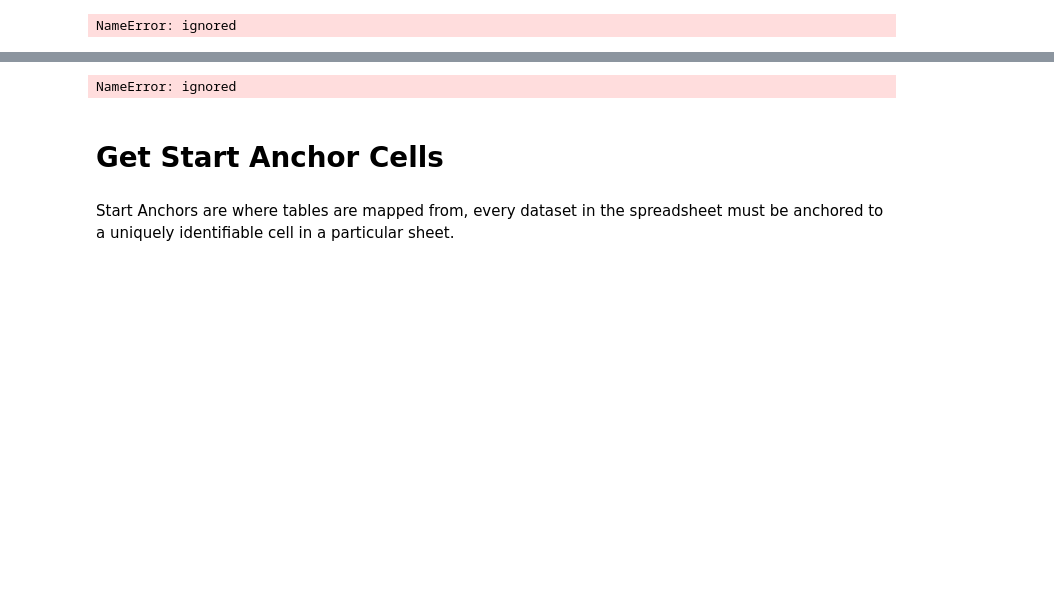
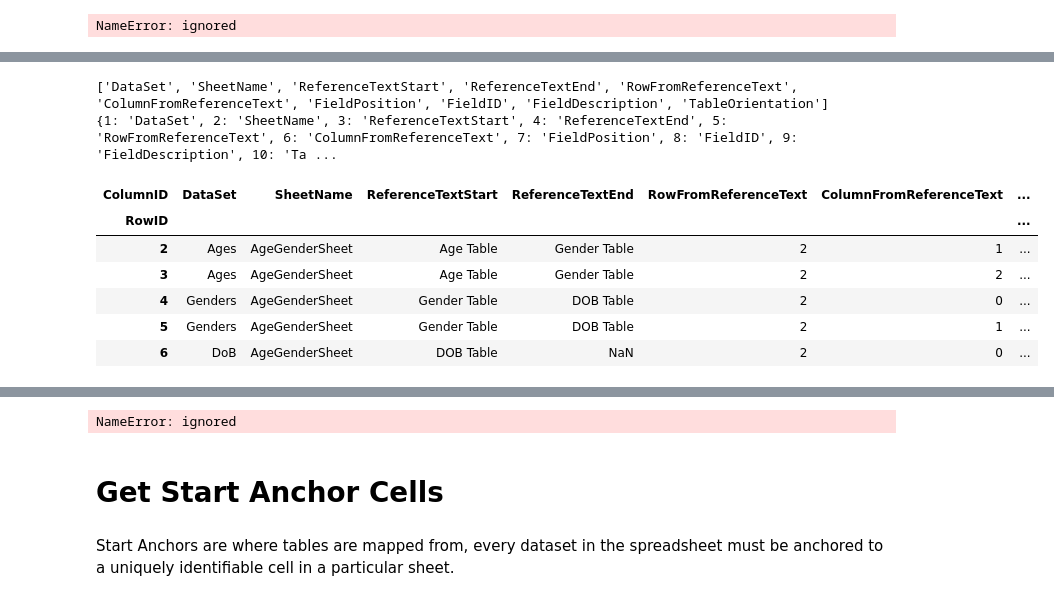
Before and after one commit to andrewcgaitskell/excel-extractor, a Jupyter notebook: DataPipeline.ipynb, the cells around one changed output, grey strips where cells are left out. Cells and saved outputs as stored; diff of their text form; code cells hidden in the pictures; blank space fills up the shorter version.

```diff
--- a/DataPipeline.ipynb
+++ b/DataPipeline.ipynb
@@ -457,3 +461,7 @@ Palette.head()
 palette = pd.DataFrame()
 # %% [output]
 NameError: ignored
+# %%
+DatasetCells = pd.DataFrame()
+DatasetCells = fullcelldb[(fullcelldb['SheetName'] == 'DataSet')].copy()
+DatasetCells.head()
@@ -460 +475,23 @@ NameError: ignored
+# %%
+Datasets = pd.DataFrame()
+Datasets = DatasetCells.pivot_table(index = ['RowID'], values = 'CellValue',columns = 'ColumnID', aggfunc = 'max')
+ColumnHeadings = Datasets.iloc[0]
+ColumnHeadingsList = list(ColumnHeadings)
+print(ColumnHeadingsList)
+ColumnHeadingsListTuple = enumerate(ColumnHeadingsList,start=1)
+ColumnHeadingsListDict = dict(ColumnHeadingsListTuple)
+print(ColumnHeadingsListDict)
+Datasets = Datasets.rename(columns=ColumnHeadingsListDict)
+Datasets = Datasets.drop([1])
+Datasets.head()
+# %% [output]
+['DataSet', 'SheetName', 'ReferenceTextStart', 'ReferenceTextEnd', 'RowFromReferenceText', 'ColumnFromReferenceText', 'FieldPosition', 'FieldID', 'FieldDescription', 'TableOrientation']
+{1: 'DataSet', 2: 'SheetName', 3: 'ReferenceTextStart', 4: 'ReferenceTextEnd', 5: 'RowFromReferenceText', 6: 'ColumnFromReferenceText', 7: 'FieldPosition', 8: 'FieldID', 9: 'FieldDescription', 10: 'Ta ...
+| ColumnID | DataSet | SheetName | ReferenceTextStart | ReferenceTextEnd | RowFromReferenceText | ColumnFromReferenceText | ... |
+| RowID |  |  |  |  |  |  | ... |
+| 2 | Ages | AgeGenderSheet | Age Table | Gender Table | 2 | 1 | ... |
+| 3 | Ages | AgeGenderSheet | Age Table | Gender Table | 2 | 2 | ... |
+| 4 | Genders | AgeGenderSheet | Gender Table | DOB Table | 2 | 0 | ... |
+| 5 | Genders | AgeGenderSheet | Gender Table | DOB Table | 2 | 1 | ... |
+| 6 | DoB | AgeGenderSheet | DOB Table | NaN | 2 | 0 | ... |
 # %%
```
Also changed, not shown: parts of 18 cells of this notebook.
